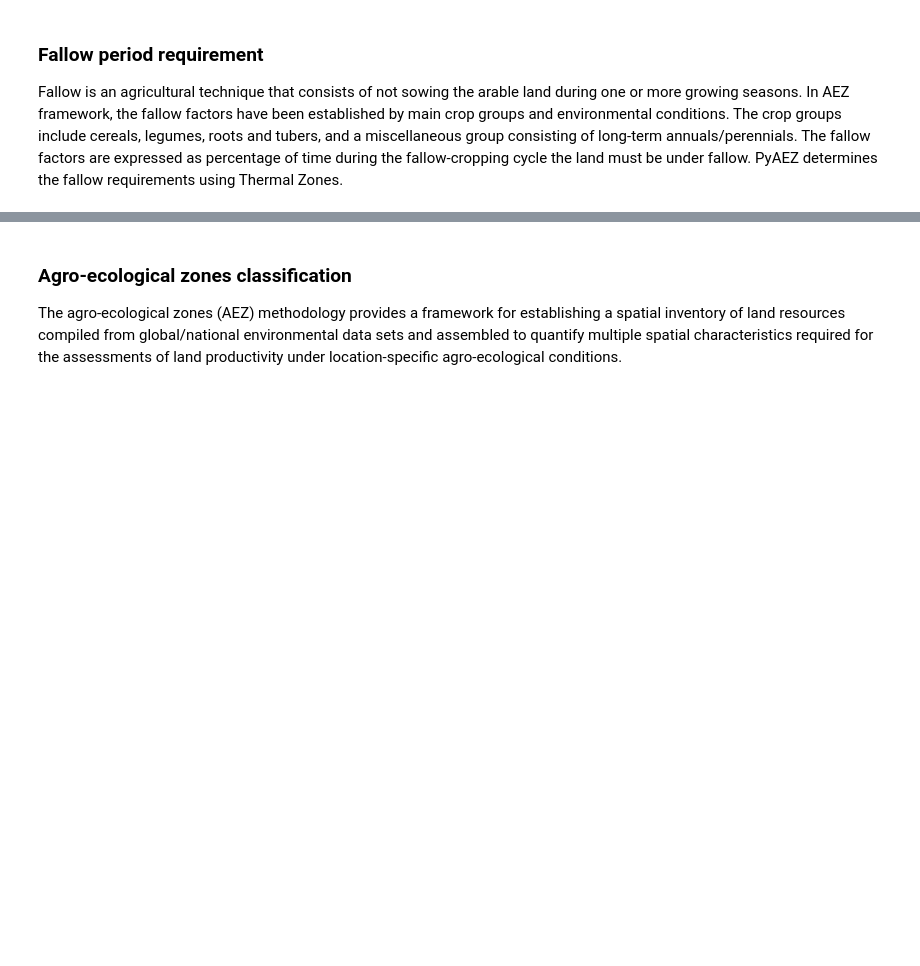
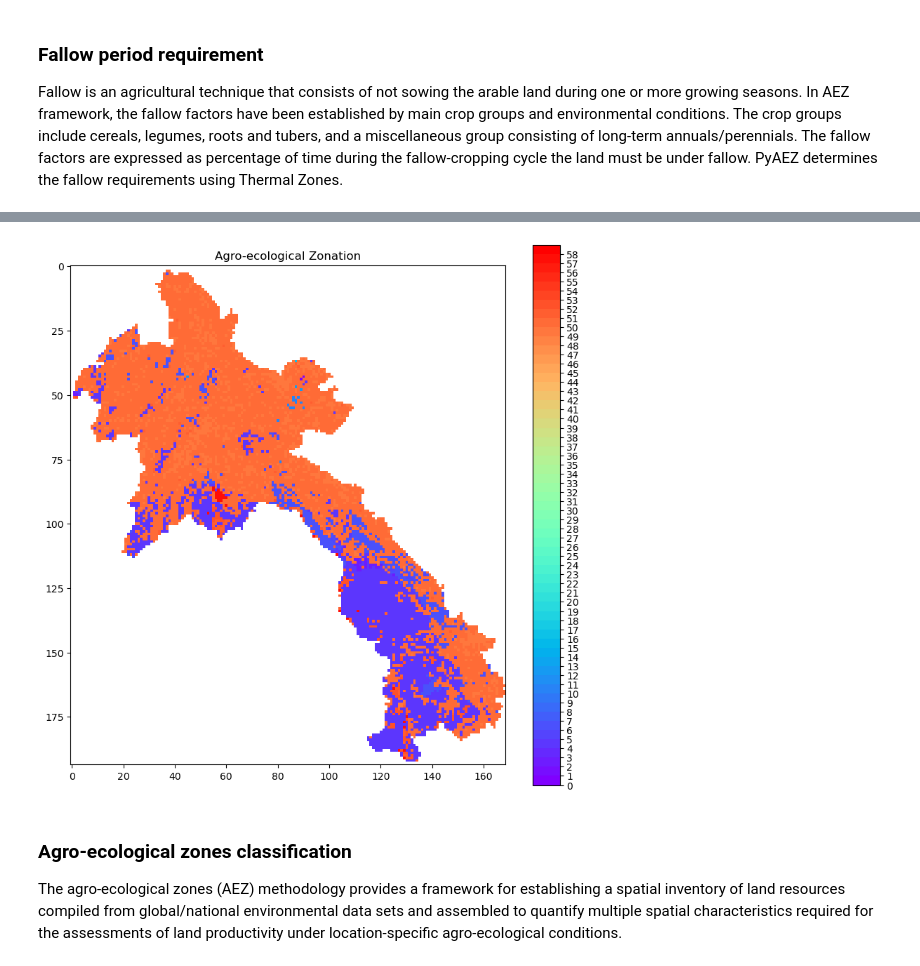
Before and after one commit to gicait/PyAEZ, a Jupyter notebook: tutorials/NB1_ClimateRegime.ipynb, the cells around one changed output, grey strips where cells are left out. Cells and saved outputs as stored; diff of their text form; code cells hidden in the pictures; blank space fills up the shorter version.

```diff
--- a/tutorials/NB1_ClimateRegime.ipynb
+++ b/tutorials/NB1_ClimateRegime.ipynb
@@ -367,3 +395,19 @@ saveRaster(mask_path, './data_output/NB1/LAO_fallow.tif', tzone_fallow)
+# %%
+aez = clim_reg.AEZClassification(
+    tclimate, lgp, lgp_equv, lgpt5, soil_terrain_lulc, permafrost)
+
+# now visualizing result
+fig = plt.figure(figsize= (10,10))
+plt.imshow(aez, cmap=plt.get_cmap('rainbow', 59), vmin=0, vmax=59)
+plt.title('Agro-ecological Zonation')
+plt.colorbar(ticks = np.arange(0,59,1))
+plt.savefig("./data_output/NB1/LAO_aez.png",
+            bbox_inches="tight", dpi=300)
+plt.show()
+saveRaster(
+    mask_path, './data_output/NB1/LAO_aez.tif', aez)
+# %% [output]
+[figure, added]
 # %% [markdown]
 ### Agro-ecological zones classification
 The agro-ecological zones (AEZ) methodology provides a framework for establishing a spatial inventory of land resources compiled from global/national environmental data sets and assembled to quantify multiple spatial characteristics required for the assessments of land productivity under location-specific agro-ecological conditions.
```
Also changed, not shown: parts of 26 cells of this notebook, 29 other files.
